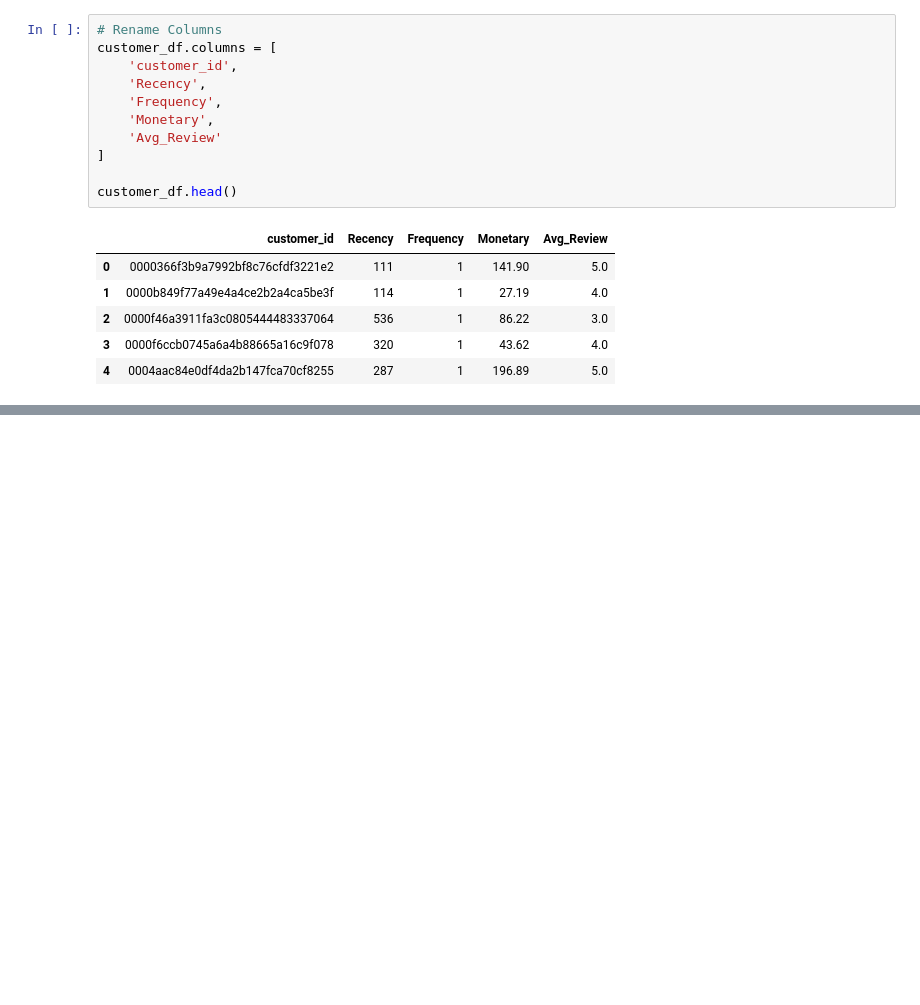
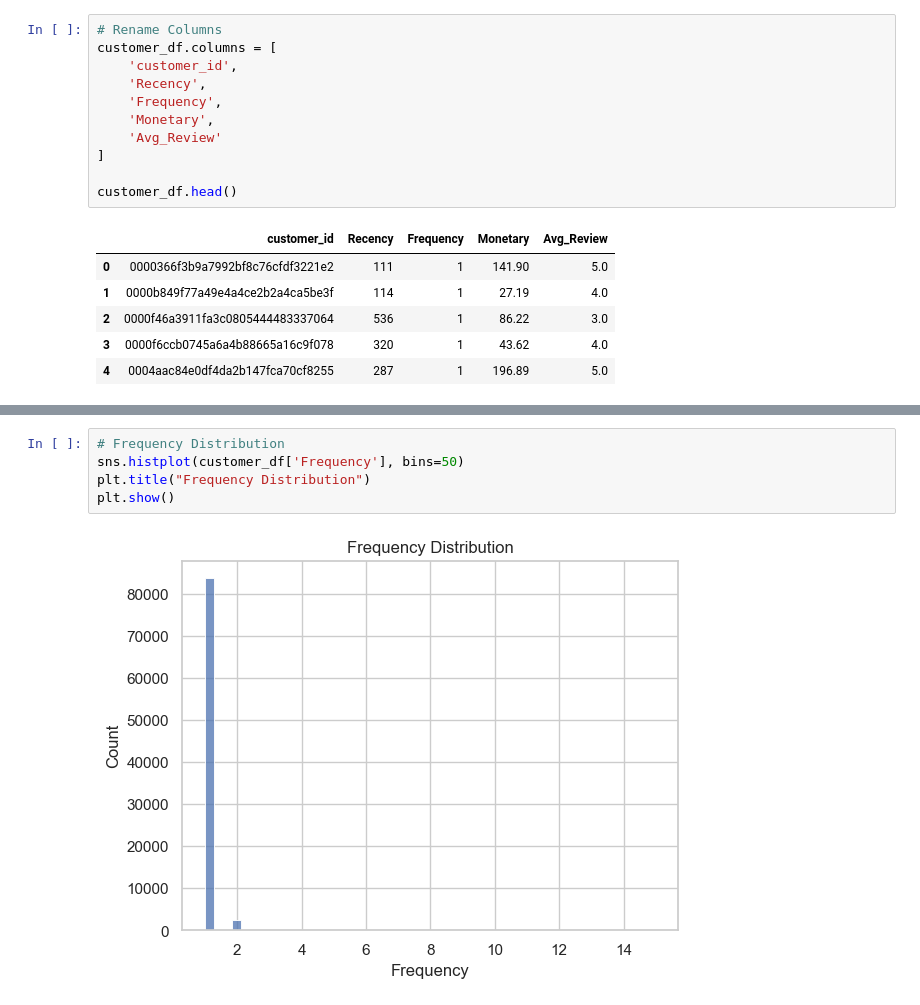
Before and after one commit to sahu5jay/Customer_Segmentation, a Jupyter notebook: notebook/eda.ipynb, the cells around one changed output, grey strips where cells are left out. Drawn from its saved outputs; the diff is of its cells as text; blank space fills up the shorter version.

```diff
--- a/notebook/eda.ipynb
+++ b/notebook/eda.ipynb
@@ -122,0 +130,7 @@ customer_df.head()
+# %%
+# Frequency Distribution
+sns.histplot(customer_df['Frequency'], bins=50)
+plt.title("Frequency Distribution")
+plt.show()
+# %% [output]
+[figure, added]
```
Also changed, not shown: parts of 4 cells of this notebook.
